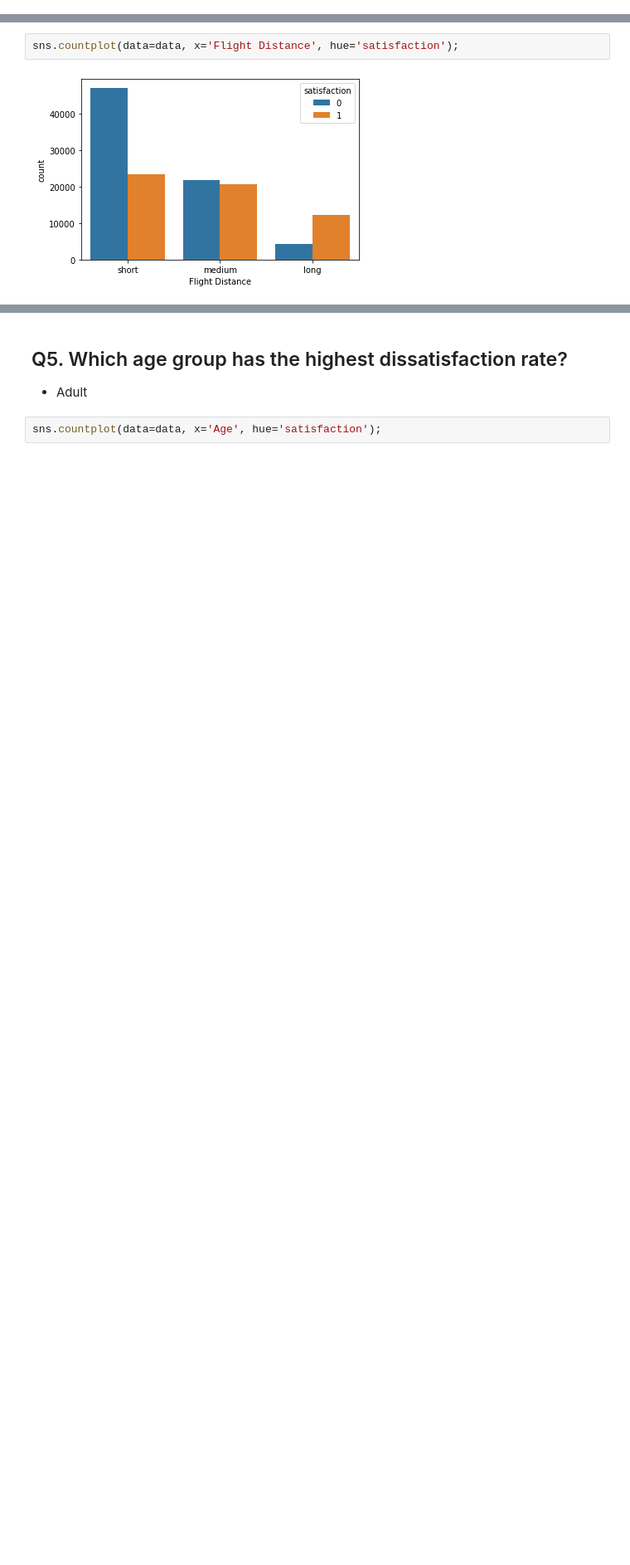
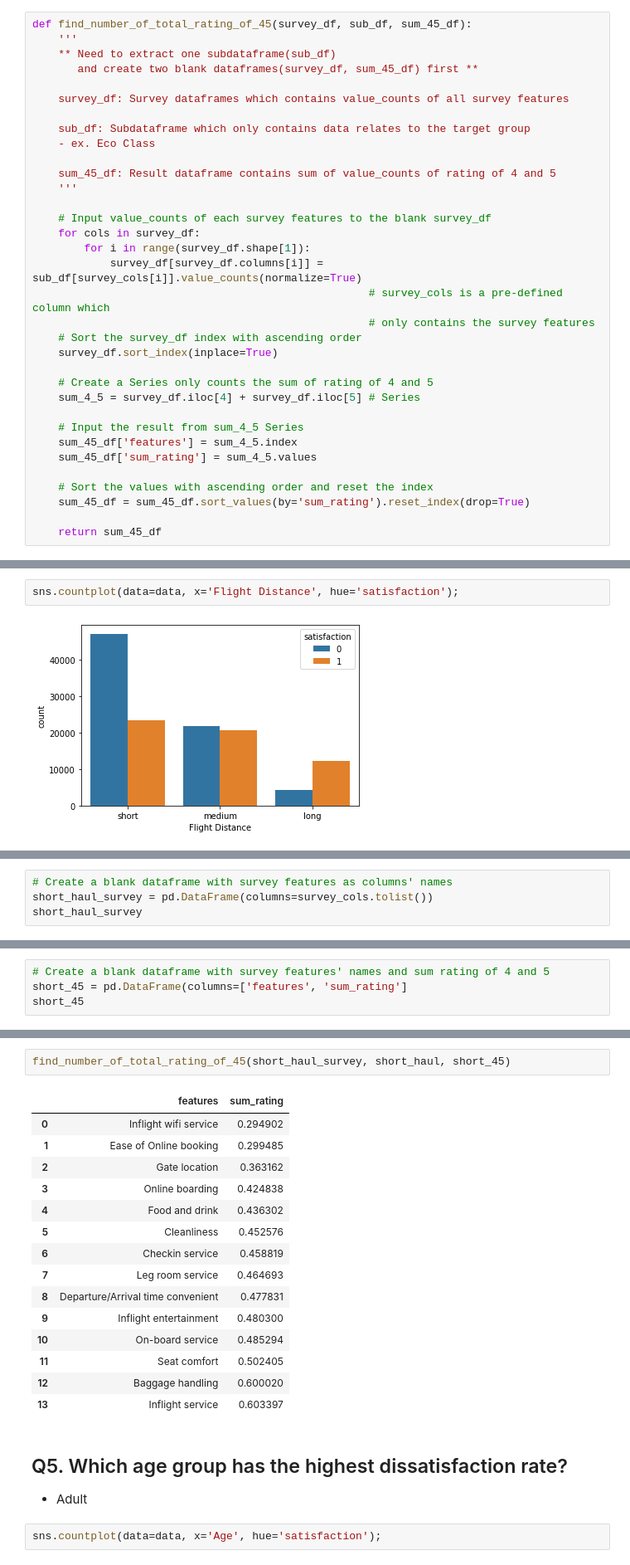
Before and after one commit to jingyunw/Airline_Passenger_Satisfaction_Analysis, a Jupyter notebook: Airline-Passenger-Satisfaction.ipynb, the cells around one changed output, grey strips where cells are left out. Shown at 83% size. Drawn from its saved outputs; the diff is of its cells as text; blank space fills up the shorter version.

```diff
--- a/Airline-Passenger-Satisfaction.ipynb
+++ b/Airline-Passenger-Satisfaction.ipynb
@@ -1251,3 +1229,37 @@ survey_df.sort_values(by='sum')
+# %%
+def find_number_of_total_rating_of_45(survey_df, sub_df, sum_45_df):
+    '''
+    ** Need to extract one subdataframe(sub_df)
+       and create two blank dataframes(survey_df, sum_45_df) first **
+
+    survey_df: Survey dataframes which contains value_counts of all survey features
+
+    sub_df: Subdataframe which only contains data relates to the target group
+    - ex. Eco Class
+
+    sum_45_df: Result dataframe contains sum of value_counts of rating of 4 and 5
+    '''
+
+    # Input value_counts of each survey features to the blank survey_df
+    for cols in survey_df:
+        for i in range(survey_df.shape[1]):
+            survey_df[survey_df.columns[i]] = sub_df[survey_cols[i]].value_counts(normalize=True)
+                                                    # survey_cols is a pre-defined column which
+                                                    # only contains the survey features
+    # Sort the survey_df index with ascending order
+    survey_df.sort_index(inplace=True)
+
+    # Create a Series only counts the sum of rating of 4 and 5
+    sum_4_5 = survey_df.iloc[4] + survey_df.iloc[5] # Series
+
+    # Input the result from sum_4_5 Series
+    sum_45_df['features'] = sum_4_5.index
+    sum_45_df['sum_rating'] = sum_4_5.values
+
+    # Sort the values with ascending order and reset the index
+    sum_45_df = sum_45_df.sort_values(by='sum_rating').reset_index(drop=True)
+
+    return sum_45_df
 # %% [markdown]
 ## Q4. Which flight haul has the highest dissatisfaction rate?
 - Short Haul
@@ -1265,0 +1281,4 @@ for variable, subplot in zip(survey_cols, ax.flatten()):
+# %%
+# Create a blank dataframe with survey features as columns' names
+short_haul_survey = pd.DataFrame(columns=survey_cols.tolist())
+short_haul_survey
@@ -1265,0 +1289,4 @@ for variable, subplot in zip(survey_cols, ax.flatten()):
+# %%
+# Create a blank dataframe with survey features' names and sum rating of 4 and 5
+short_45 = pd.DataFrame(columns=['features', 'sum_rating']
+short_45
@@ -1266,3 +1295,21 @@ for variable, subplot in zip(survey_cols, ax.flatten()):
+# %%
+find_number_of_total_rating_of_45(short_haul_survey, short_haul, short_45)
+# %% [output]
+|  | features | sum_rating |
+| 0 | Inflight wifi service | 0.294902 |
+| 1 | Ease of Online booking | 0.299485 |
+| 2 | Gate location | 0.363162 |
+| 3 | Online boarding | 0.424838 |
+| 4 | Food and drink | 0.436302 |
+| 5 | Cleanliness | 0.452576 |
+| 6 | Checkin service | 0.458819 |
+| 7 | Leg room service | 0.464693 |
+| 8 | Departure/Arrival time convenient | 0.477831 |
+| 9 | Inflight entertainment | 0.480300 |
+| 10 | On-board service | 0.485294 |
+| 11 | Seat comfort | 0.502405 |
+| 12 | Baggage handling | 0.600020 |
+| 13 | Inflight service | 0.603397 |
 # %% [markdown]
 ## Q5. Which age group has the highest dissatisfaction rate?
 - Adult
```
Also changed, not shown: parts of 50 cells of this notebook.
